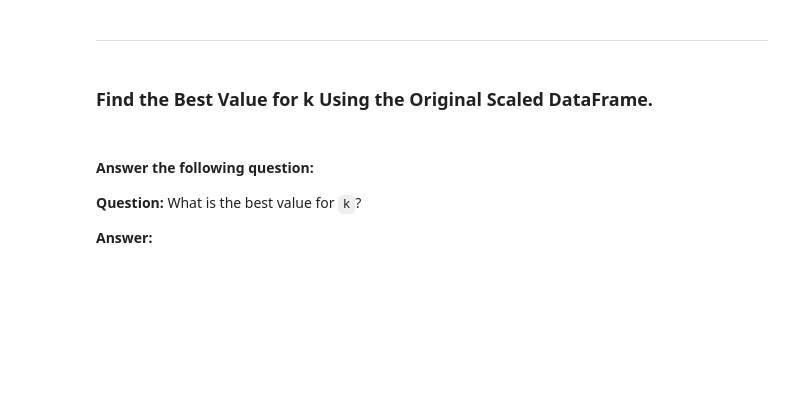
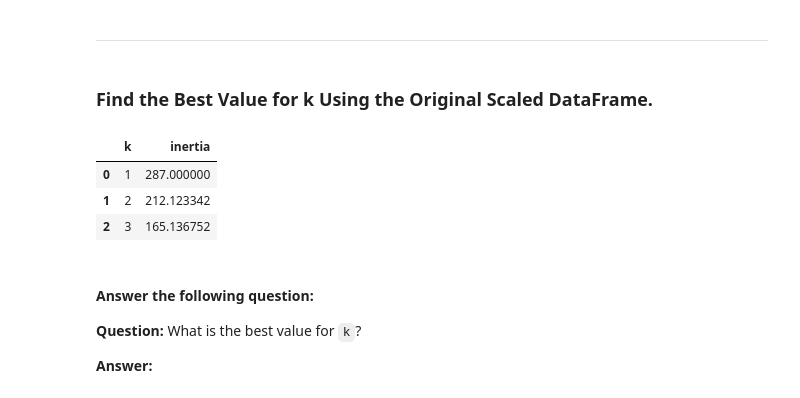
Before and after one commit to M-Soriano/CryptoClustering, a Jupyter notebook: Crypto_Clustering.ipynb.ipynb, the cells around one changed output. Saved outputs shown, nothing was run; the diff lists cells and outputs as text; code cells hidden in the pictures; blank space fills up the shorter version.

Commit message:
Created a DataFrame with inertia list

```diff
--- a/Crypto_Clustering.ipynb.ipynb
+++ b/Crypto_Clustering.ipynb.ipynb
@@ -124,9 +124,16 @@ for i in k:
 #To solved UserWarning set OMP_NUM_THREADS to 1
 # %%
 # Create a dictionary with the data to plot the Elbow curve
-
+elbow_data = {"k":k,"inertia":inertia}
 
 # Create a DataFrame with the data to plot the Elbow curve
+df_elbow=pd.DataFrame(elbow_data)
+df_elbow.head(3)
+# %% [output]
+|  | k | inertia |
+| 0 | 1 | 287.000000 |
+| 1 | 2 | 212.123342 |
+| 2 | 3 | 165.136752 |
 # %%
 # Plot a line chart with all the inertia values computed with
 # the different values of k to visually identify the optimal value for k.
```
